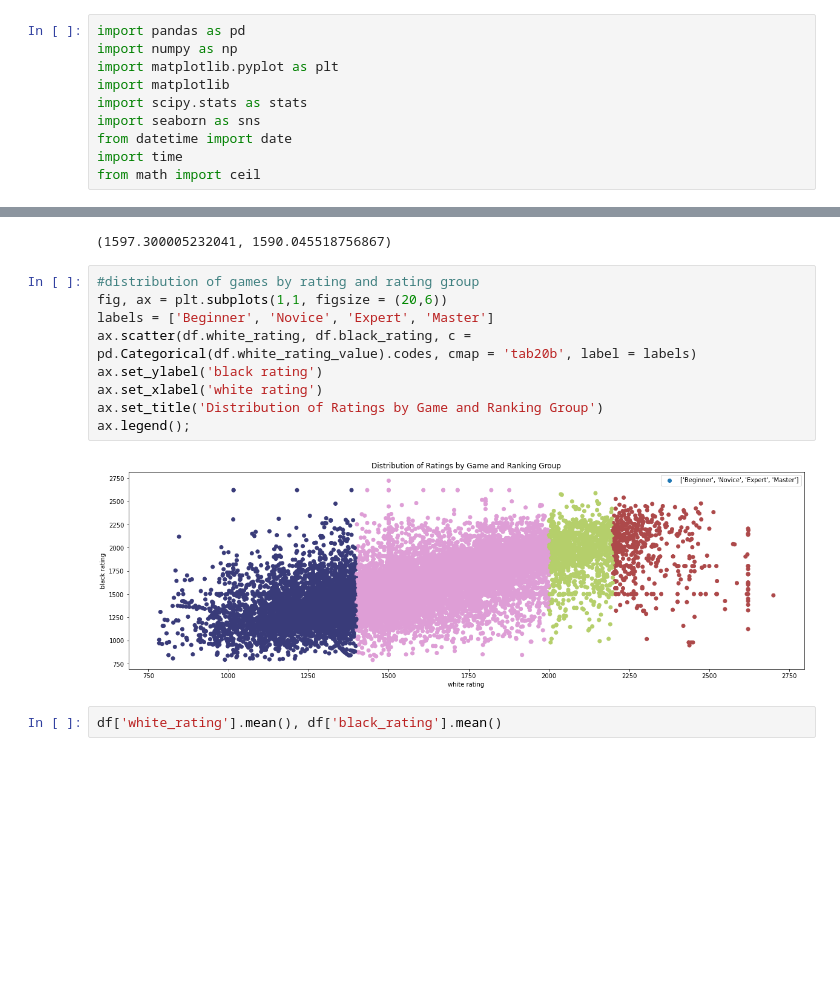
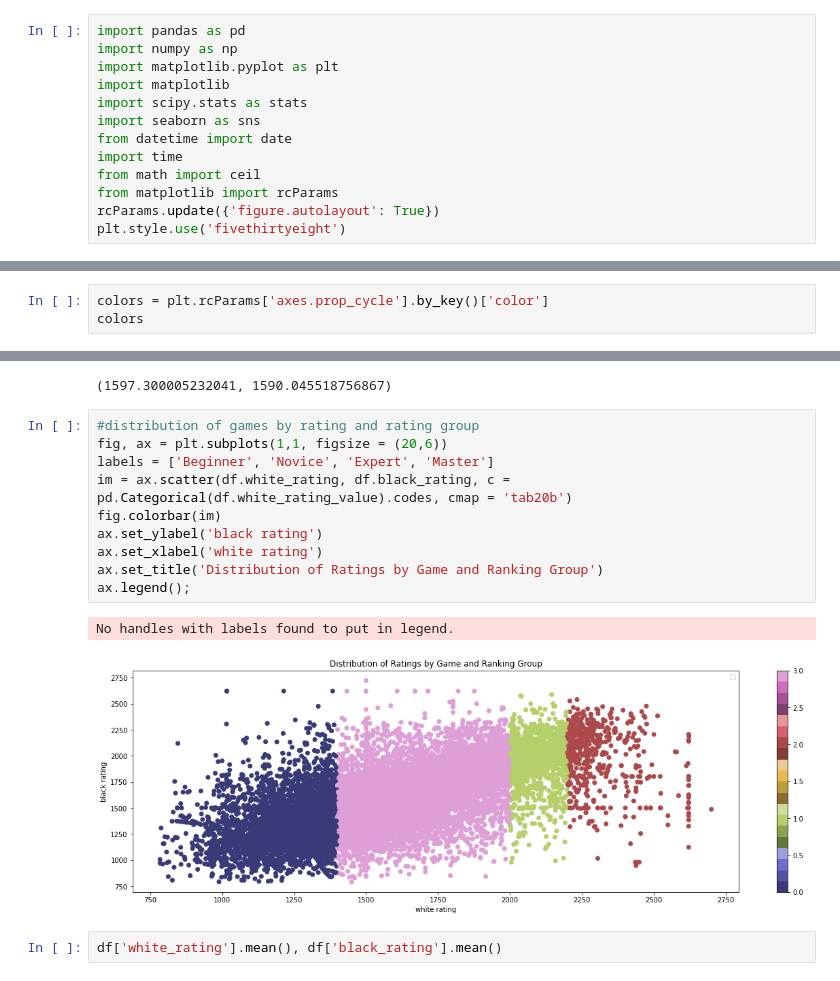
Before and after one commit to rmesrobi/Chess-Openings-EDA, a Jupyter notebook: chess_EDA_Final.ipynb, the cells around one changed output, grey strips where cells are left out. Drawn from its saved outputs; the diff is of its cells as text; blank space fills up the shorter version.

```diff
--- a/chess_EDA_Final.ipynb
+++ b/chess_EDA_Final.ipynb
@@ -8,6 +8,9 @@ import seaborn as sns
 from datetime import date
 import time
 from math import ceil
+from matplotlib import rcParams
+rcParams.update({'figure.autolayout': True})
+plt.style.use('fivethirtyeight')
 # %%
 #read the csv into a pandas dataframe
 df = pd.read_csv('/Users/raffi/Desktop/galvanize/capstone_1/data/games.csv', delimiter = ',')
@@ -113,0 +113,3 @@ v_status = datedf.groupby(by = datedf.index.year).agg({'victory_status' : 'count
+# %%
+colors = plt.rcParams['axes.prop_cycle'].by_key()['color']
+colors
@@ -173,14 +179,16 @@ df['white_rating'].mean(), df['black_rating'].mean()
 # %%
 #distribution of games by rating and rating group
 fig, ax = plt.subplots(1,1, figsize = (20,6))
 labels = ['Beginner', 'Novice', 'Expert', 'Master']
-ax.scatter(df.white_rating, df.black_rating, c = pd.Categorical(df.white_rating_value).codes, cmap = 'tab20b', label = labels)
+im = ax.scatter(df.white_rating, df.black_rating, c = pd.Categorical(df.white_rating_value).codes, cmap = 'tab20b')
+fig.colorbar(im)
 ax.set_ylabel('black rating')
 ax.set_xlabel('white rating')
 ax.set_title('Distribution of Ratings by Game and Ranking Group')
 ax.legend();
 # %% [output]
+No handles with labels found to put in legend.
-[figure, old version]
+[figure, new version]
 # %%
 df['white_rating'].mean(), df['black_rating'].mean()
 # %% [output]
```
Also changed, not shown: parts of 11 cells of this notebook, 15 other files.
